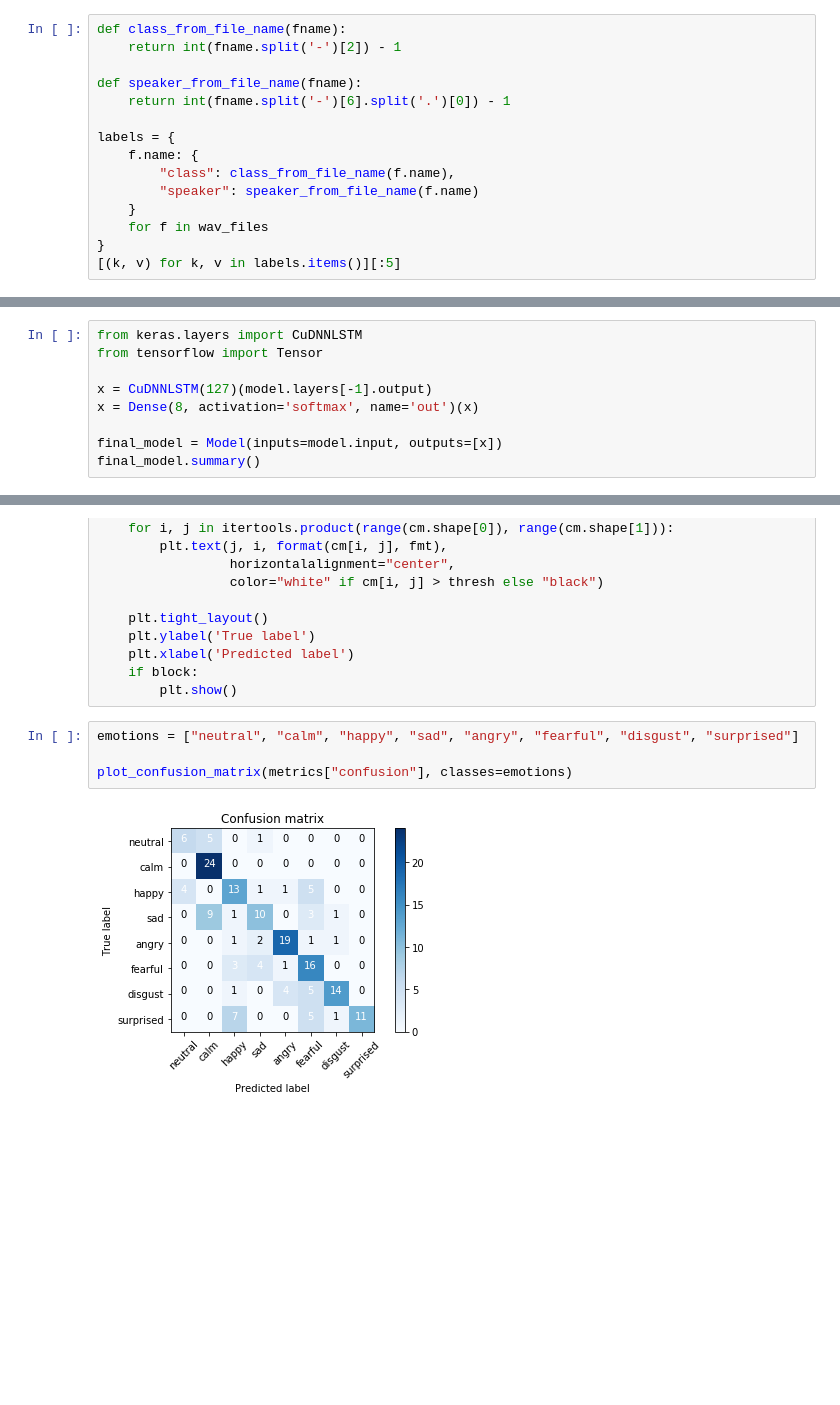
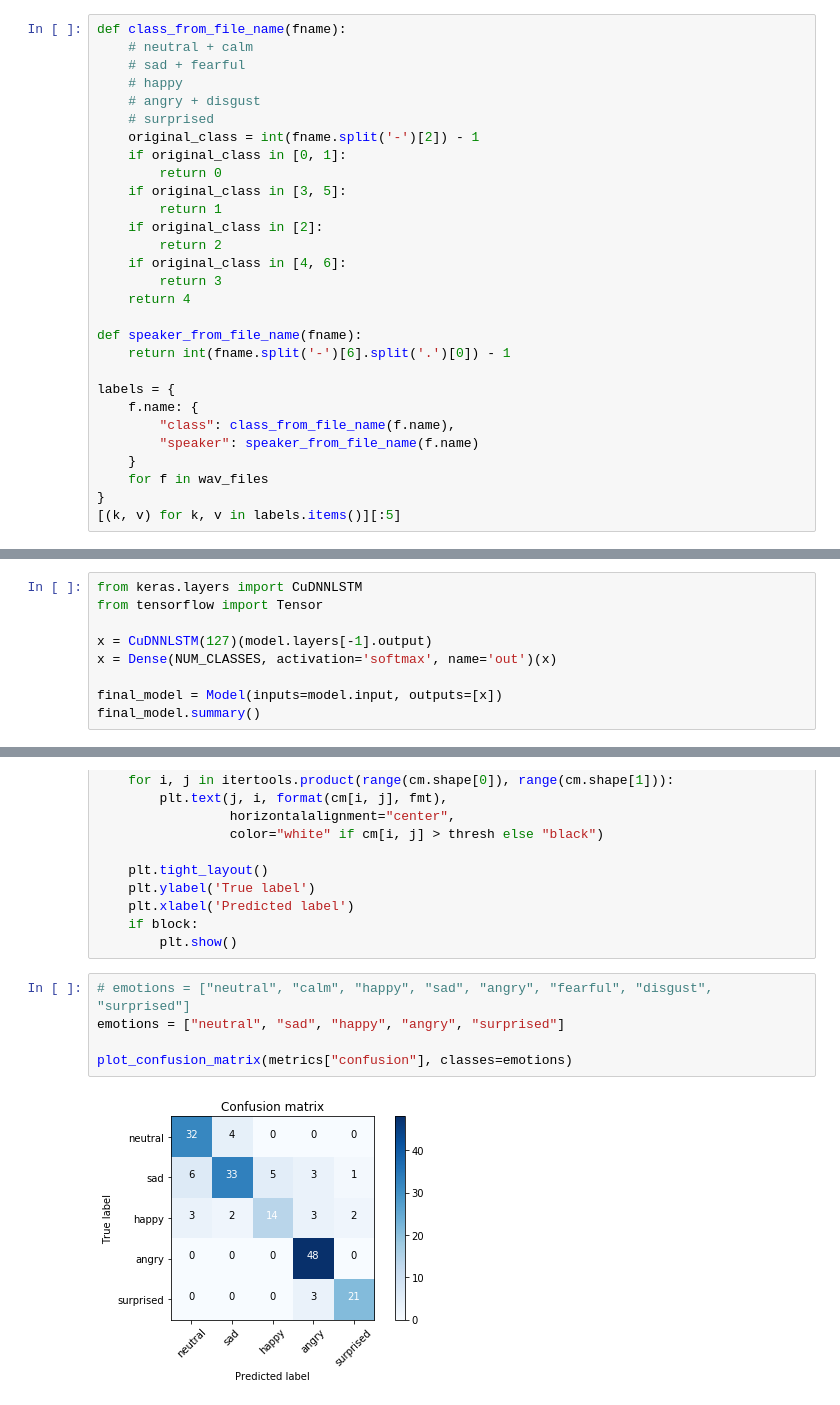
Before and after one commit to SNeugber/vgg-emotion-classifier, a Jupyter notebook: experiments/2018-11-20 Training.ipynb, the cells around one changed output, grey strips where cells are left out. Cells and saved outputs as stored; diff of their text form; blank space fills up the shorter version.

Commit message:
80% using only 5 classes (combining a few)

```diff
--- a/experiments/2018-11-20 Training.ipynb
+++ b/experiments/2018-11-20 Training.ipynb
@@ -25,7 +25,21 @@ wav_files[:5]
 Each emotion is labelled as 01 - 08, so we convert that to labels 0 - 7
 # %%
 def class_from_file_name(fname):
-    return int(fname.split('-')[2]) - 1
+    # neutral + calm
+    # sad + fearful
+    # happy
+    # angry + disgust
+    # surprised
+    original_class = int(fname.split('-')[2]) - 1
+    if original_class in [0, 1]:
+        return 0
+    if original_class in [3, 5]:
+        return 1
+    if original_class in [2]:
+        return 2
+    if original_class in [4, 6]:
+        return 3
+    return 4
 
 def speaker_from_file_name(fname):
     return int(fname.split('-')[6].split('.')[0]) - 1
@@ -371,7 +386,7 @@ from keras.layers import CuDNNLSTM
 from tensorflow import Tensor
 
 x = CuDNNLSTM(127)(model.layers[-1].output)
-x = Dense(8, activation='softmax', name='out')(x)
+x = Dense(NUM_CLASSES, activation='softmax', name='out')(x)
 
 final_model = Model(inputs=model.input, outputs=[x])
 final_model.summary()
@@ -618,11 +627,12 @@ def plot_confusion_matrix(cm,
     if block:
         plt.show()
 # %%
-emotions = ["neutral", "calm", "happy", "sad", "angry", "fearful", "disgust", "surprised"]
+# emotions = ["neutral", "calm", "happy", "sad", "angry", "fearful", "disgust", "surprised"]
+emotions = ["neutral", "sad", "happy", "angry", "surprised"]
 
 plot_confusion_matrix(metrics["confusion"], classes=emotions)
 # %% [output]
-[figure, old version]
+[figure, new version]
 # %%
 plot_confusion_matrix(metrics["confusion"], classes=emotions, normalize=True)
 # %% [output]
```
Also changed, not shown: parts of 9 cells of this notebook.
